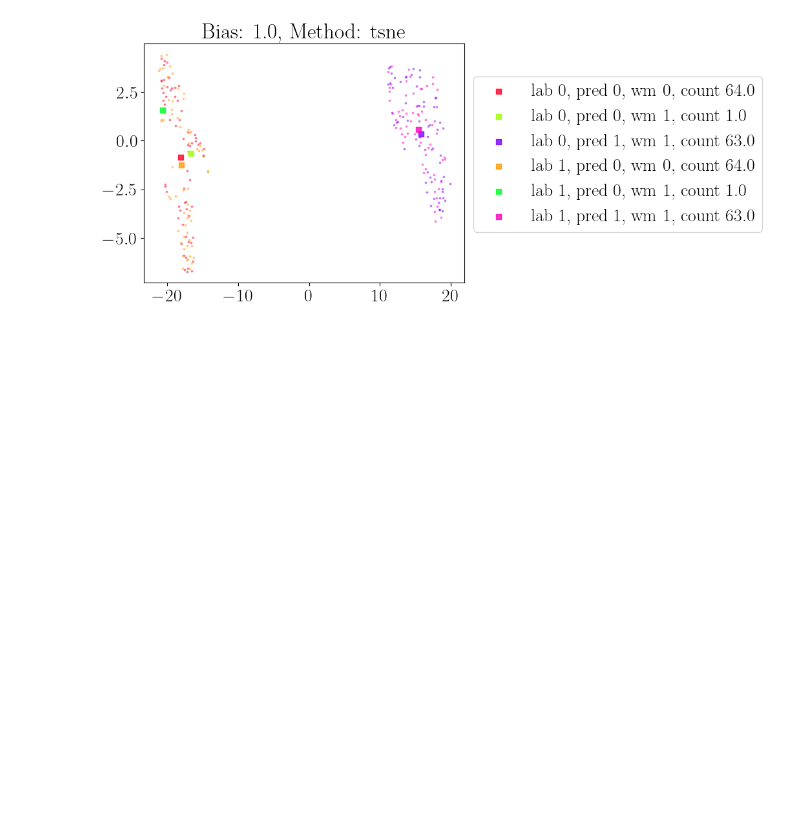
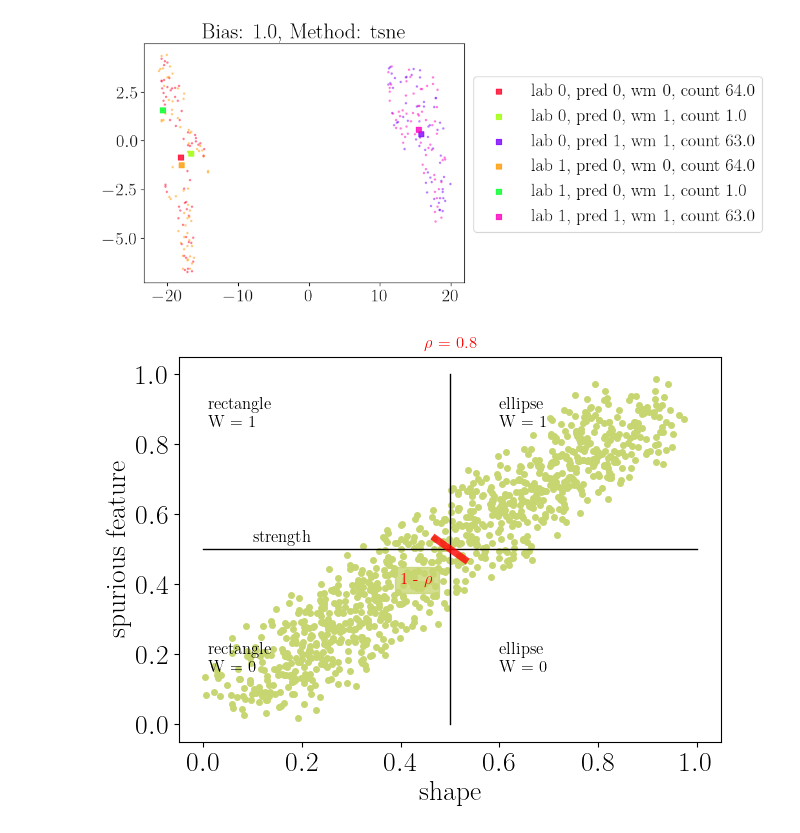
Before and after one commit to lillijo/xai-evaluation-master-thesis, a Jupyter notebook: experiments/random_visualizations.ipynb, the cells around one changed output. Drawn from its saved outputs; the diff is of its cells as text; code cells hidden in the pictures; blank space fills up the shorter version.

```diff
--- a/experiments/random_visualizations.ipynb
+++ b/experiments/random_visualizations.ipynb
@@ -473,3 +473,7 @@ ax2.plot([0.15, 0.85], [0.5, 0.5], c="#000", linewidth=1)
 ax2.plot([0.5, 0.5], [0.15, 0.85], c="#000", linewidth=1)
 ax2.scatter(wm, y, cmap="bwr", color="#ff000088")
 ax2.set_axis_off()
+# %%
+plot_fancy_distribution(bias=0.8, strength=0.5)
+# %% [output]
+[figure, added]
```
Also changed, not shown: parts of 2 cells of this notebook, 16 other files.
